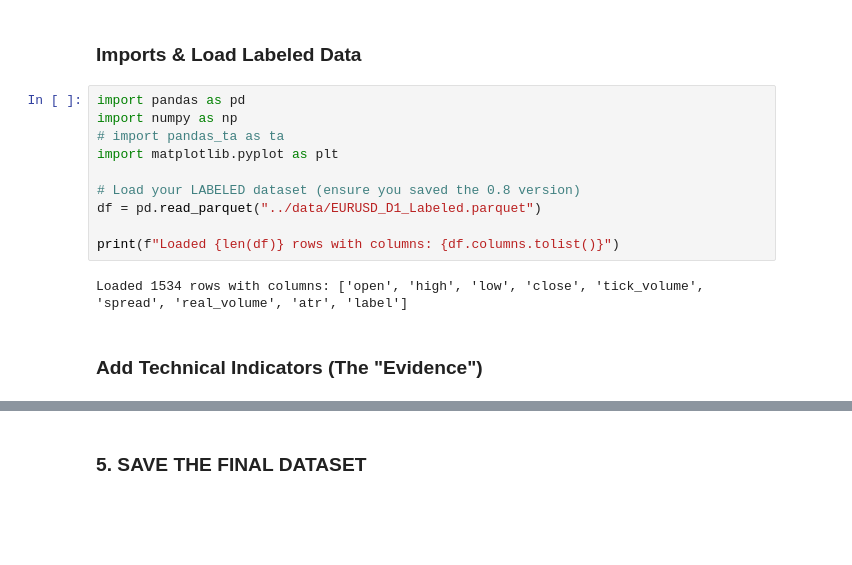
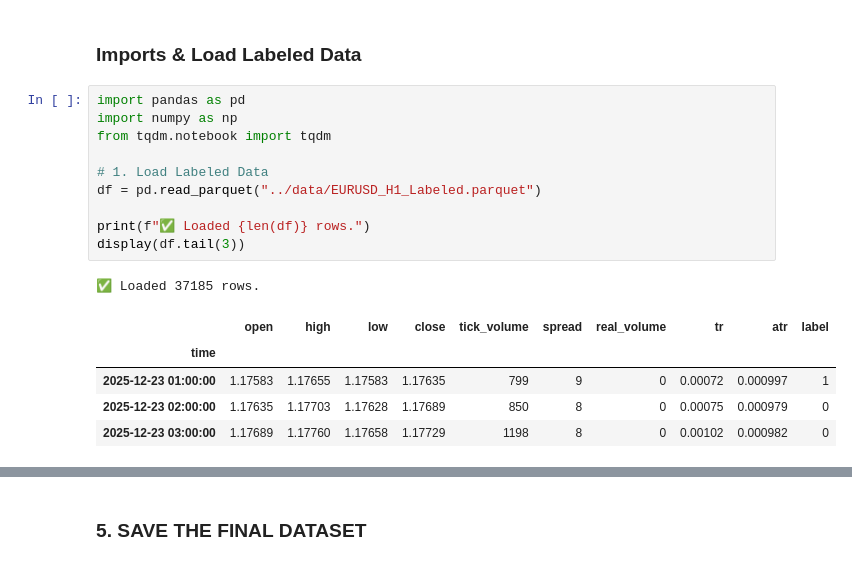
Before and after one commit to HendrichMugisha/project_autotrade, a Jupyter notebook: notebooks/03_Feature_engineering.ipynb, the cells around one changed output, grey strips where cells are left out. Saved outputs shown, nothing was run; the diff lists cells and outputs as text; blank space fills up the shorter version.

```diff
--- a/notebooks/03_Feature_engineering.ipynb
+++ b/notebooks/03_Feature_engineering.ipynb
@@ -3,14 +3,17 @@
 # %%
 import pandas as pd
 import numpy as np
-# import pandas_ta as ta
-import matplotlib.pyplot as plt
+from tqdm.notebook import tqdm
 
-# Load your LABELED dataset (ensure you saved the 0.8 version)
-df = pd.read_parquet("../data/EURUSD_D1_Labeled.parquet")
+# 1. Load Labeled Data
+df = pd.read_parquet("../data/EURUSD_H1_Labeled.parquet")
 
-print(f"Loaded {len(df)} rows with columns: {df.columns.tolist()}")
+print(f"✅ Loaded {len(df)} rows.")
+display(df.tail(3))
 # %% [output]
-Loaded 1534 rows with columns: ['open', 'high', 'low', 'close', 'tick_volume', 'spread', 'real_volume', 'atr', 'label']
+✅ Loaded 37185 rows.
+|  | open | high | low | close | tick_volume | spread | real_volume | tr | atr | label |
+| time |  |  |  |  |  |  |  |  |  |  |
+| 2025-12-23 01:00:00 | 1.17583 | 1.17655 | 1.17583 | 1.17635 | 799 | 9 | 0 | 0.00072 | 0.000997 | 1 |
+| 2025-12-23 02:00:00 | 1.17635 | 1.17703 | 1.17628 | 1.17689 | 850 | 8 | 0 | 0.00075 | 0.000979 | 0 |
+| 2025-12-23 03:00:00 | 1.17689 | 1.17760 | 1.17658 | 1.17729 | 1198 | 8 | 0 | 0.00102 | 0.000982 | 0 |
-# %% [markdown]
-### Add Technical Indicators (The "Evidence")
```
Also changed, not shown: parts of 18 cells of this notebook, 2 other files.
